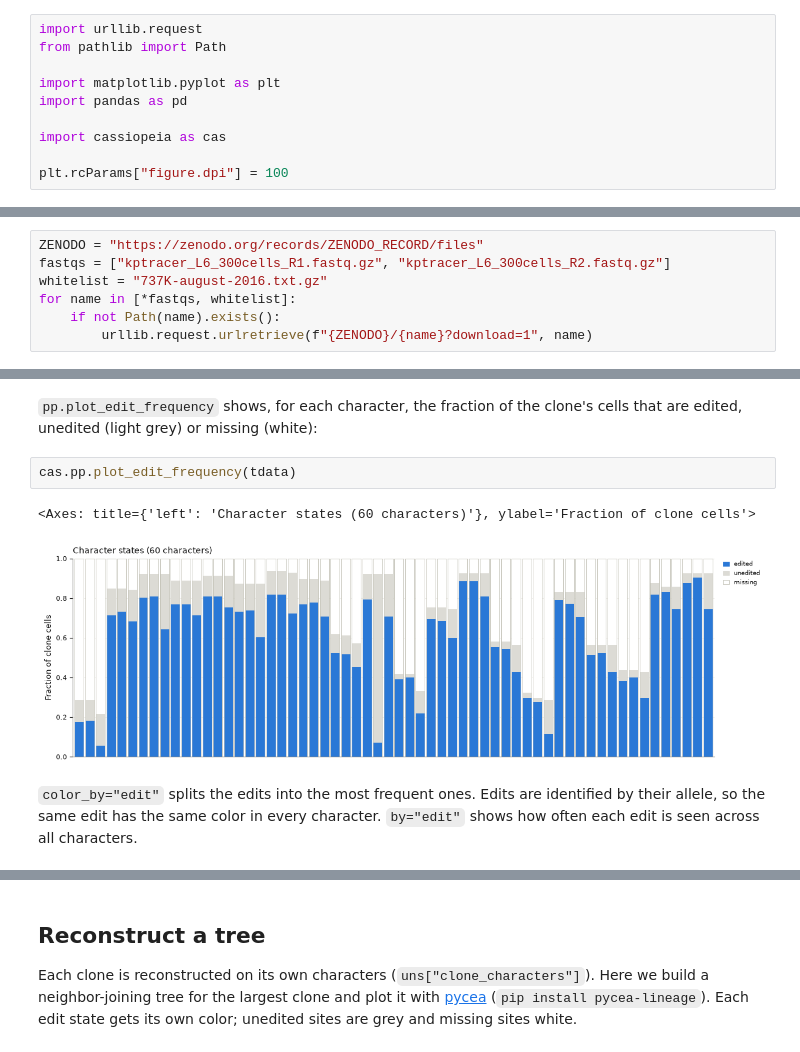
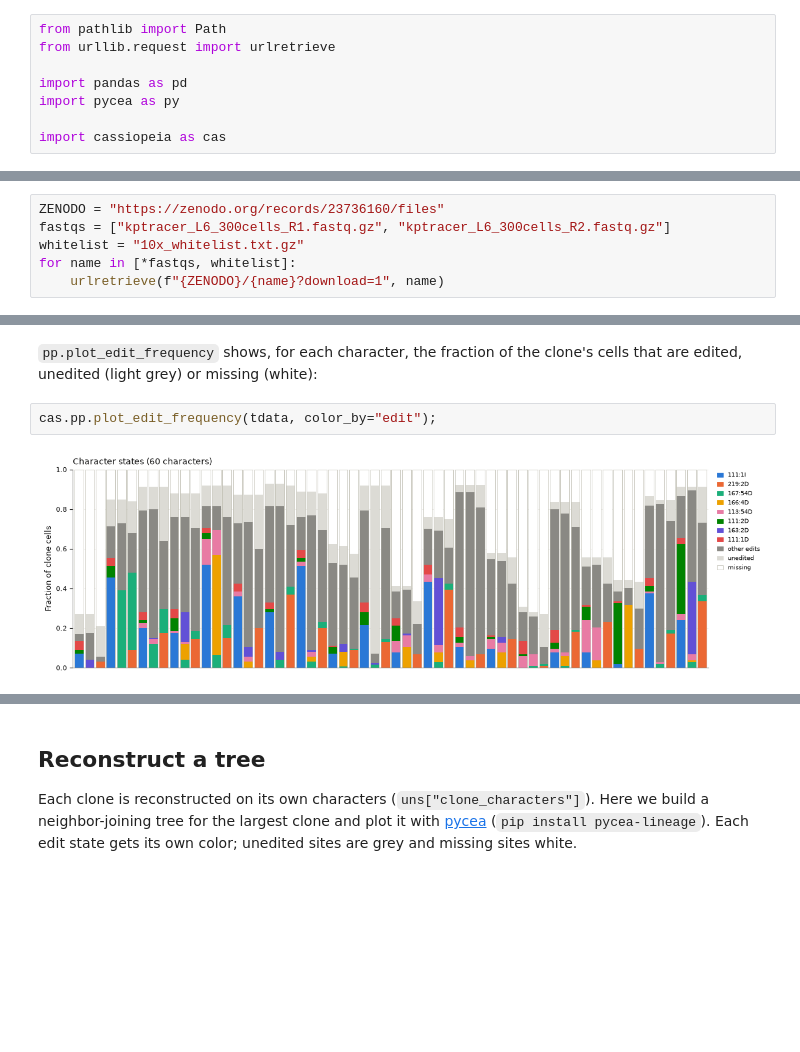
Before and after one commit to YosefLab/Cassiopeia, a Jupyter notebook: notebooks/preprocess.ipynb, the cells around one changed output, grey strips where cells are left out. Drawn from its saved outputs; the diff is of its cells as text; blank space fills up the shorter version.

```diff
--- a/notebooks/preprocess.ipynb
+++ b/notebooks/preprocess.ipynb
@@ -37,25 +34,22 @@ The pipeline has three parts:
 # %%
-import urllib.request
 from pathlib import Path
+from urllib.request import urlretrieve
 
-import matplotlib.pyplot as plt
 import pandas as pd
+import pycea as py
 
 import cassiopeia as cas
-
-plt.rcParams["figure.dpi"] = 100
 # %% [markdown]
 ## Data
 
 The subset (300 cells, about 1 million read pairs, 75 MB) and the 10x 3' v2 cell barcode whitelist are on
 Zenodo.
 # %%
-ZENODO = "https://zenodo.org/records/ZENODO_RECORD/files"
+ZENODO = "https://zenodo.org/records/23736160/files"
 fastqs = ["kptracer_L6_300cells_R1.fastq.gz", "kptracer_L6_300cells_R2.fastq.gz"]
-whitelist = "737K-august-2016.txt.gz"
+whitelist = "10x_whitelist.txt.gz"
 for name in [*fastqs, whitelist]:
-    if not Path(name).exists():
-        urllib.request.urlretrieve(f"{ZENODO}/{name}?download=1", name)
+    urlretrieve(f"{ZENODO}/{name}?download=1", name)
 # %% [markdown]
 ## The construct
 
@@ -418,11 +405,6 @@ tdata.uns["character_states"].head()
 `pp.plot_edit_frequency` shows, for each character, the fraction of the clone's cells that are edited,
 unedited (light grey) or missing (white):
 # %%
-cas.pp.plot_edit_frequency(tdata)
+cas.pp.plot_edit_frequency(tdata, color_by="edit");
 # %% [output]
-<Axes: title={'left': 'Character states (60 characters)'}, ylabel='Fraction of clone cells'>
-[figure, old version]
+[figure, new version]
-# %% [markdown]
-`color_by="edit"` splits the edits into the most frequent ones. Edits are identified by their allele, so
-the same edit has the same color in every character. `by="edit"` shows how often each edit is seen
-across all characters.
```
Also changed, not shown: parts of 34 cells of this notebook, 32 other files.
